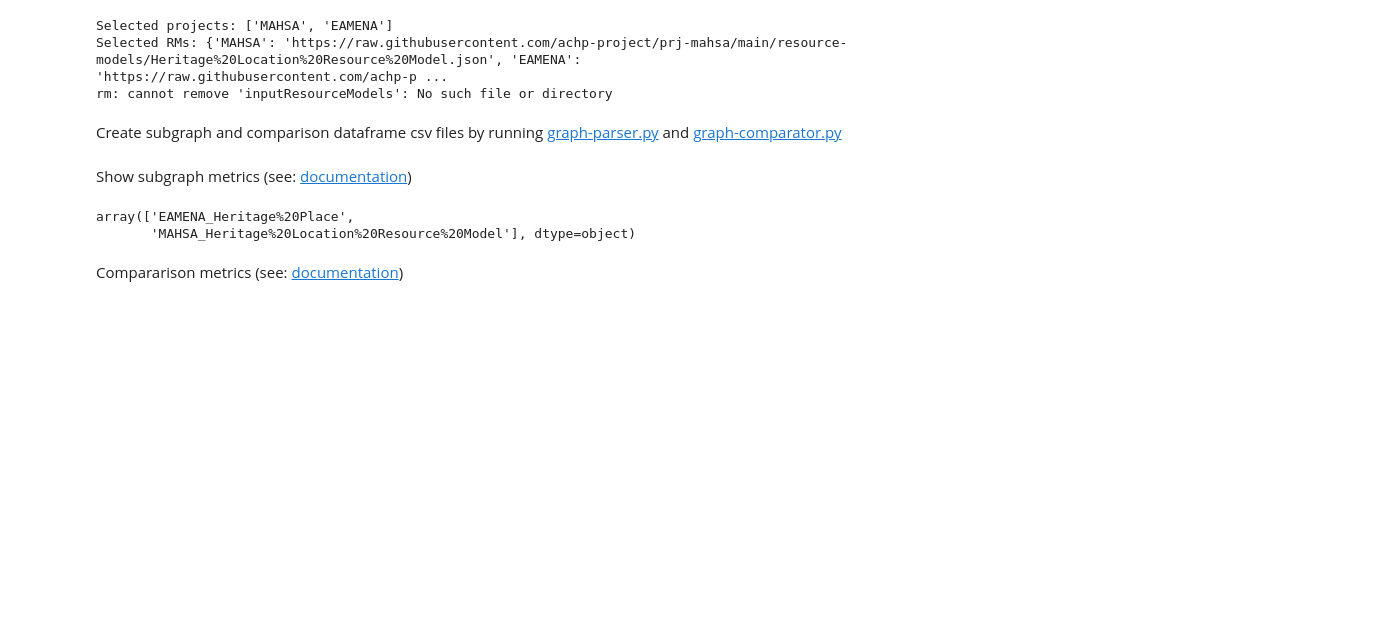
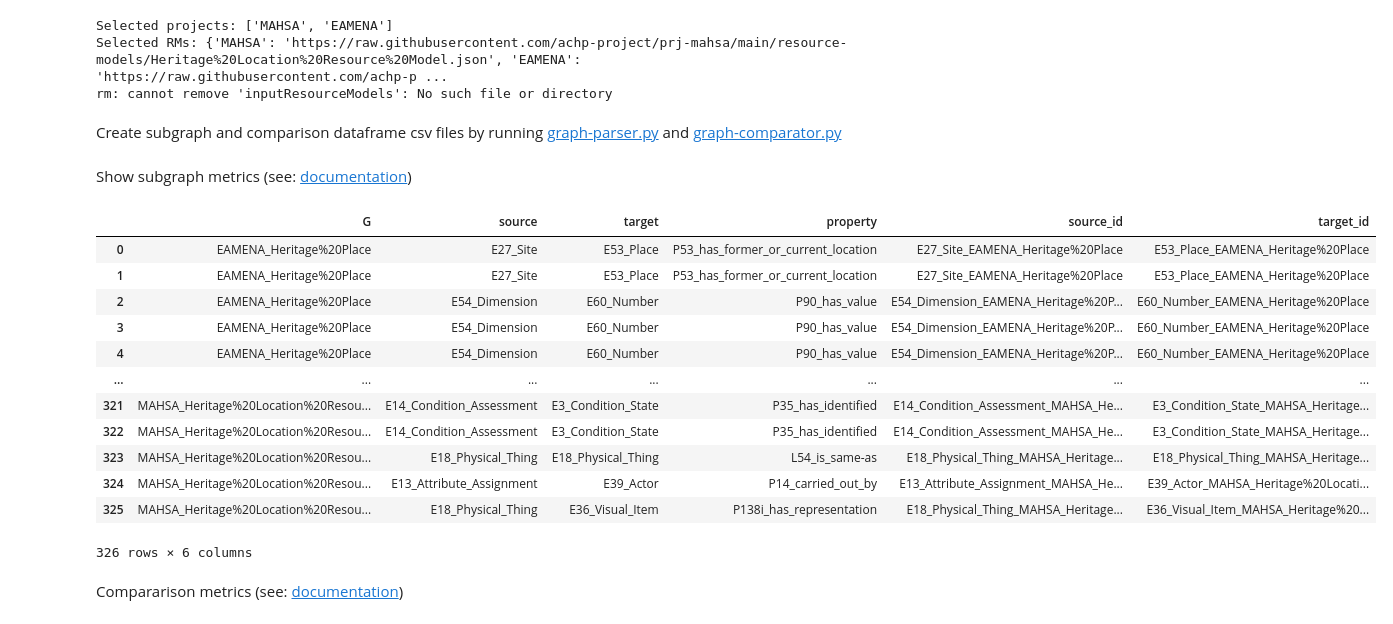
Before and after one commit to achp-project/cultural-heritage, a Jupyter notebook: presentation/bhdc/graph_parser_comparator_example.ipynb, the cells around one changed output. Saved outputs shown, nothing was run; the diff lists cells and outputs as text; code cells hidden in the pictures; blank space fills up the shorter version.

```diff
--- a/presentation/bhdc/graph_parser_comparator_example.ipynb
+++ b/presentation/bhdc/graph_parser_comparator_example.ipynb
@@ -106,16 +106,26 @@ comparison_metrics = pd.read_csv('comparisonMetrics.csv')
 Show subgraph metrics (see: [documentation](https://github.com/achp-project/cultural-heritage/blob/main/graph-parser/README.md#minimal_subgraph_data))
 # %%
 subgraph_metrics = pd.read_csv('subgraphMetrics.csv')
-col_order = ['G', 'source', 'target', 'property', 'source_id', 'target_id', 'weight']
+col_order = ['G', 'source', 'target', 'property', 'source_id', 'target_id']
 subgraph_metrics.rename(columns={'graph_name': 'G', 'source_property': 'source', 'target_property': 'target', 'relation_type': 'property'}, inplace=True)
-subgraph_metrics['weight'] = 1
 subgraph_metrics['source_id'] = subgraph_metrics['source'] + '_' + subgraph_metrics['G']
 subgraph_metrics['target_id'] = subgraph_metrics['target'] + '_' + subgraph_metrics['G']
 subgraph_metrics = subgraph_metrics[col_order]
 subgraph_metrics
 # %% [output]
+|  | G | source | target | property | source_id | target_id |
+| 0 | EAMENA_Heritage%20Place | E27_Site | E53_Place | P53_has_former_or_current_location | E27_Site_EAMENA_Heritage%20Place | E53_Place_EAMENA_Heritage%20Place |
+| 1 | EAMENA_Heritage%20Place | E27_Site | E53_Place | P53_has_former_or_current_location | E27_Site_EAMENA_Heritage%20Place | E53_Place_EAMENA_Heritage%20Place |
+| 2 | EAMENA_Heritage%20Place | E54_Dimension | E60_Number | P90_has_value | E54_Dimension_EAMENA_Heritage%20P... | E60_Number_EAMENA_Heritage%20Place |
+| 3 | EAMENA_Heritage%20Place | E54_Dimension | E60_Number | P90_has_value | E54_Dimension_EAMENA_Heritage%20P... | E60_Number_EAMENA_Heritage%20Place |
+| 4 | EAMENA_Heritage%20Place | E54_Dimension | E60_Number | P90_has_value | E54_Dimension_EAMENA_Heritage%20P... | E60_Number_EAMENA_Heritage%20Place |
+| ... | ... | ... | ... | ... | ... | ... |
+| 321 | MAHSA_Heritage%20Location%20Resou... | E14_Condition_Assessment | E3_Condition_State | P35_has_identified | E14_Condition_Assessment_MAHSA_He... | E3_Condition_State_MAHSA_Heritage... |
+| 322 | MAHSA_Heritage%20Location%20Resou... | E14_Condition_Assessment | E3_Condition_State | P35_has_identified | E14_Condition_Assessment_MAHSA_He... | E3_Condition_State_MAHSA_Heritage... |
+| 323 | MAHSA_Heritage%20Location%20Resou... | E18_Physical_Thing | E18_Physical_Thing | L54_is_same-as | E18_Physical_Thing_MAHSA_Heritage... | E18_Physical_Thing_MAHSA_Heritage... |
+| 324 | MAHSA_Heritage%20Location%20Resou... | E13_Attribute_Assignment | E39_Actor | P14_carried_out_by | E13_Attribute_Assignment_MAHSA_He... | E39_Actor_MAHSA_Heritage%20Locati... |
+| 325 | MAHSA_Heritage%20Location%20Resou... | E18_Physical_Thing | E36_Visual_Item | P138i_has_representation | E18_Physical_Thing_MAHSA_Heritage... | E36_Visual_Item_MAHSA_Heritage%20... |
-array(['EAMENA_Heritage%20Place',
-       'MAHSA_Heritage%20Location%20Resource%20Model'], dtype=object)
+326 rows × 6 columns
 # %% [markdown]
 Compararison metrics (see: [documentation](https://github.com/achp-project/cultural-heritage/blob/main/graph-parser/README.md#graph_comparison_data))
 # %%
```
Also changed, not shown: parts of 24 cells of this notebook.
